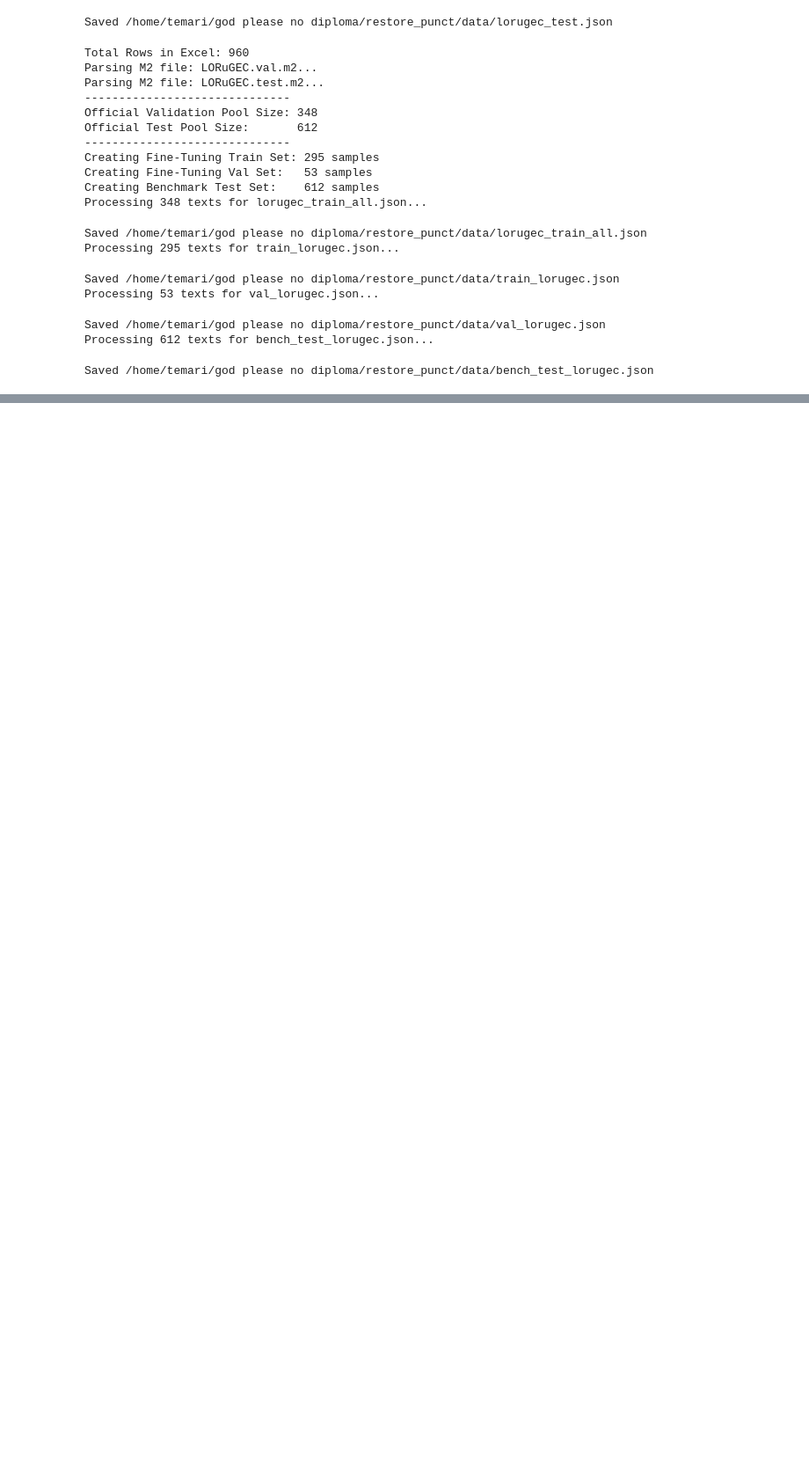
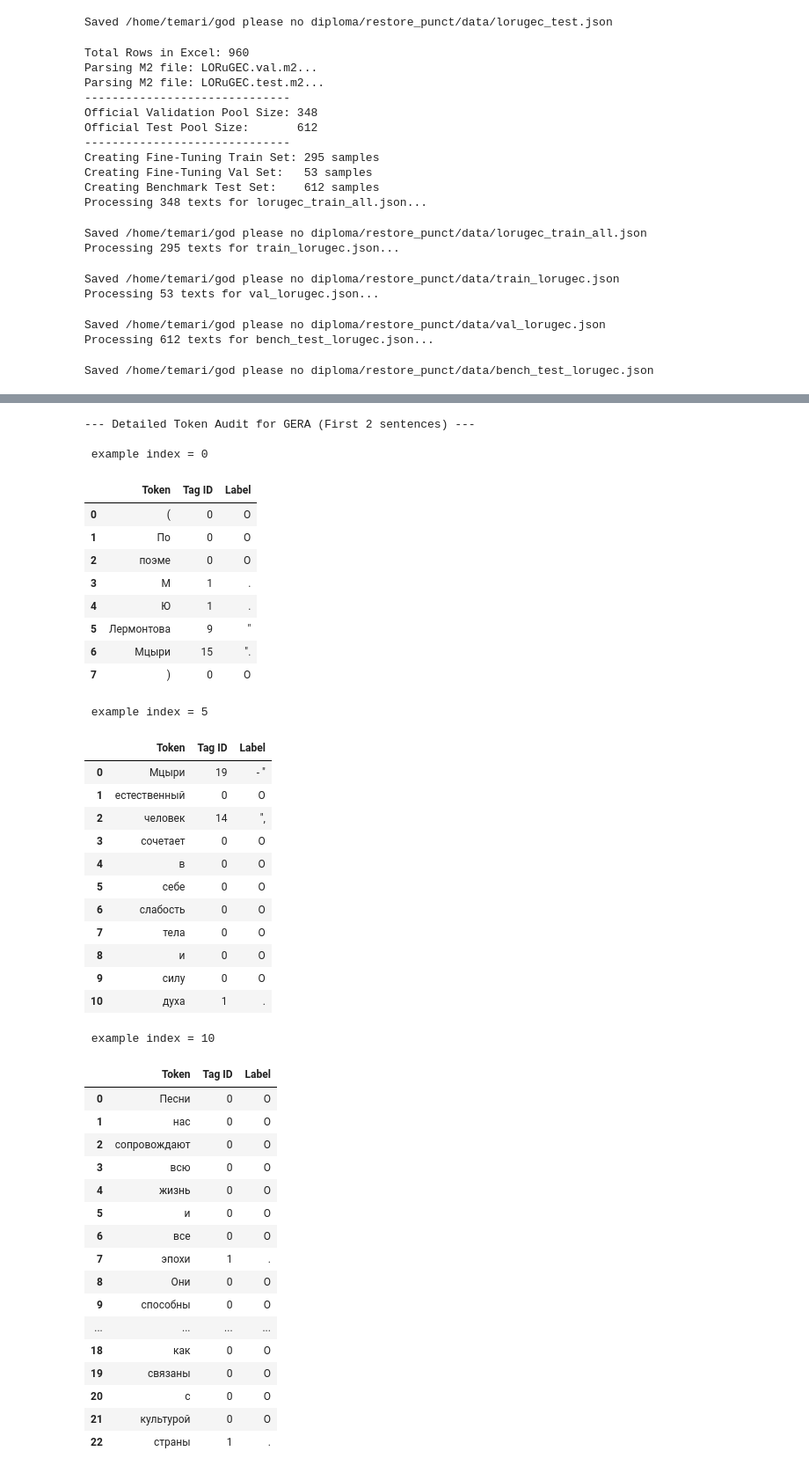
Before and after one commit to Valerik-Bogd/restore_punct, a Jupyter notebook: Diploma_classes_0.ipynb, the cells around one changed output, grey strips where cells are left out. Shown at 88% size. Drawn from its saved outputs; the diff is of its cells as text; code cells hidden in the pictures; blank space fills up the shorter version.

```diff
--- a/Diploma_classes_0.ipynb
+++ b/Diploma_classes_0.ipynb
@@ -68,6 +68,11 @@ from extract_labels_standardized import extract_labels_standardized, LABEL_MAP,
 ### google drive setup
 # %% [markdown]
 # Text cleaning
+# %%
+MAX_WORDS_PER_CHUNK = 250
+# TARGET_COUNT = 15000
+# WIKI_LIMIT = 200000
+# TARGET_PER_SOURCE = 60000
 # %%
 for k, v in LABEL_MAP.items(): print(k, v)
 # %% [output]
@@ -957,0 +1002,19 @@ Saved /home/temari/god please no diploma/restore_punct/data/bench_test_lorugec.j
+# %%
+from datasets import load_dataset
+import os
+
+gera_data_files = {
+    "train": os.path.join(output_dir, "train_gera.json"),
+    "validation": os.path.join(output_dir, "val_gera.json"),
+    "test": os.path.join(output_dir, "bench_test_gera.json")
+}
+
+gera_datasets = load_dataset("json", data_files=gera_data_files, streaming=True)
+
+print("--- GERA Dataset Overview ---")
+df_gera_view = visualize_dataset(gera_datasets['train'], num_samples=3, id2label=ID_TO_LABEL)
+display(df_gera_view)
+
+print("\n--- Detailed Token Audit for GERA (First 2 sentences) ---")
+audit_multiple_examples(gera_datasets['train'],[0, 5, 10], ID_TO_LABEL)
+# %% [output]
@@ -957,0 +1026,43 @@ Saved /home/temari/god please no diploma/restore_punct/data/bench_test_lorugec.j
+--- Detailed Token Audit for GERA (First 2 sentences) ---
+
+ example index = 0
+|  | Token | Tag ID | Label |
+| 0 | ( | 0 | O |
+| 1 | По | 0 | O |
+| 2 | поэме | 0 | O |
+| 3 | М | 1 | . |
+| 4 | Ю | 1 | . |
+| 5 | Лермонтова | 9 | " |
+| 6 | Мцыри | 15 | ". |
+| 7 | ) | 0 | O |
+ example index = 5
+|  | Token | Tag ID | Label |
+| 0 | Мцыри | 19 | - " |
+| 1 | естественный | 0 | O |
+| 2 | человек | 14 | ", |
+| 3 | сочетает | 0 | O |
+| 4 | в | 0 | O |
+| 5 | себе | 0 | O |
+| 6 | слабость | 0 | O |
+| 7 | тела | 0 | O |
+| 8 | и | 0 | O |
+| 9 | силу | 0 | O |
+| 10 | духа | 1 | . |
+ example index = 10
+|  | Token | Tag ID | Label |
+| 0 | Песни | 0 | O |
+| 1 | нас | 0 | O |
+| 2 | сопровождают | 0 | O |
+| 3 | всю | 0 | O |
+| 4 | жизнь | 0 | O |
+| 5 | и | 0 | O |
+| 6 | все | 0 | O |
+| 7 | эпохи | 1 | . |
+| 8 | Они | 0 | O |
+| 9 | способны | 0 | O |
+| ... | ... | ... | ... |
+| 18 | как | 0 | O |
+| 19 | связаны | 0 | O |
+| 20 | с | 0 | O |
+| 21 | культурой | 0 | O |
+| 22 | страны | 1 | . |
```
Also changed, not shown: parts of 16 cells of this notebook, 15 other files.
